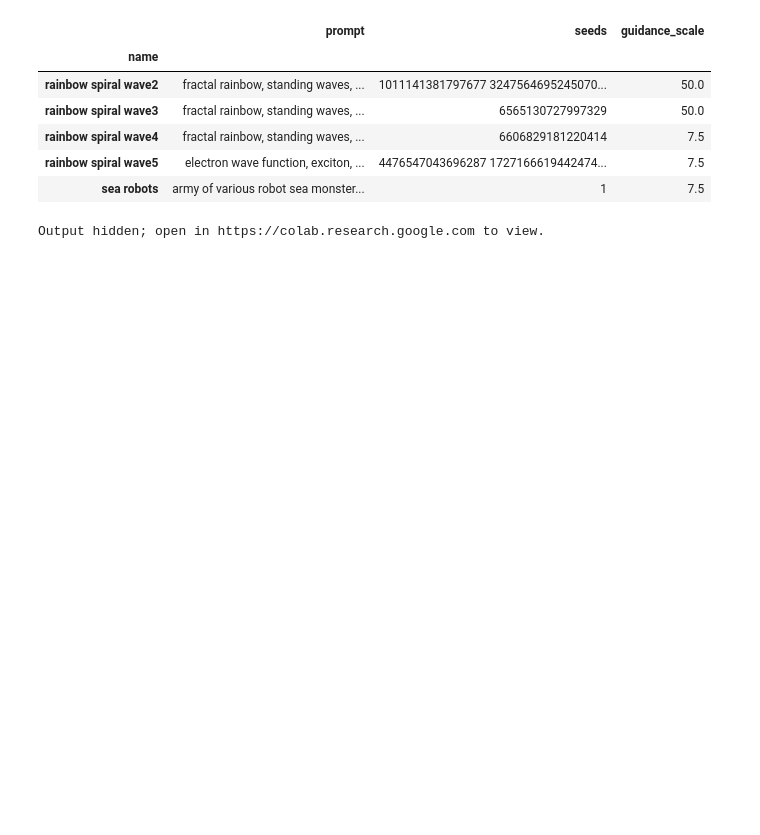
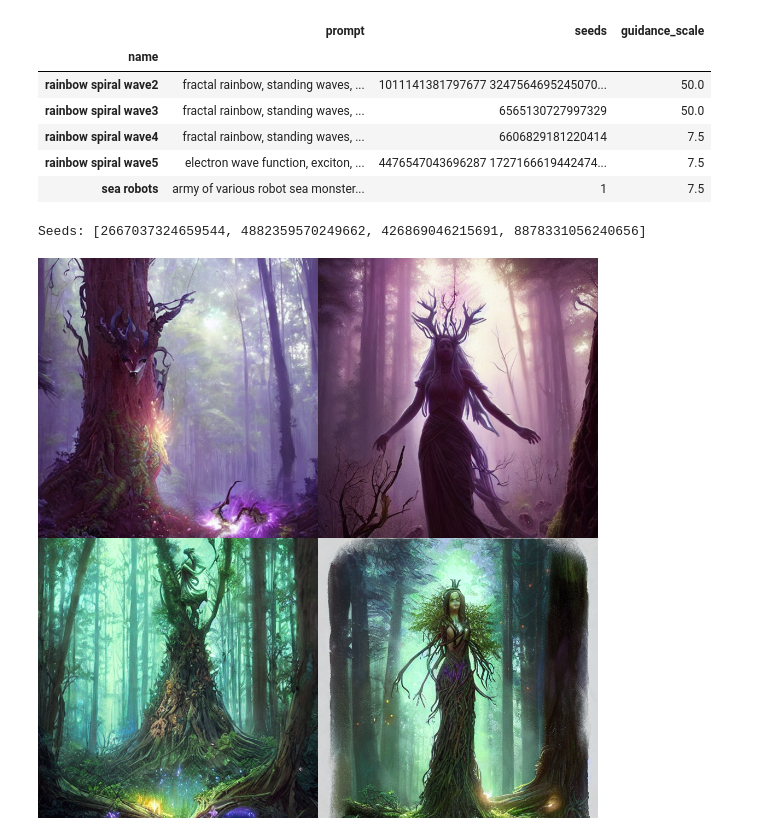
Before and after one commit to aspitarl/AI-Art, a Jupyter notebook: collab_notebooks/Explore_Prompts.ipynb, the cells around one changed output. Drawn from its saved outputs; the diff is of its cells as text; code cells hidden in the pictures; blank space fills up the shorter version.

```diff
--- a/collab_notebooks/Explore_Prompts.ipynb
+++ b/collab_notebooks/Explore_Prompts.ipynb
@@ -68,32 +66,33 @@ def image_grid(imgs, rows, cols):
 
 
 # # https://huggingface.co/docs/diffusers/using-diffusers/reusing_seeds
 
-prompt_name = 'sea robot siege 4'
+prompt_name = 'ent_goddess'
 prompt = df_prompt['prompt'][prompt_name]
 guidance_scale = float(df_prompt['guidance_scale'][prompt_name])
 
 
 # prompt = """
 
 # """
 
 # rows X cols of images. Reduce for speed and memory issues.
 rows = 2
 cols = 2
 
 num_images = rows*cols
 
 # Make new random seeds in a hacky way. TODO: probably a function to generate seeds without making a generator instance.
 
 generator = torch.Generator(device="cuda")
 seeds = [generator.seed() for i in range(num_images)]
 generator = [torch.Generator(device="cuda").manual_seed(seed) for seed in seeds]
 
 print("Seeds: {}".format(seeds))
 
 images = pipe(prompt, generator=generator, num_images_per_prompt=rows*cols).images
 
 image_grid(images, rows=rows, cols=cols)
 # %% [output]
-Output hidden; open in https://colab.research.google.com to view.
+Seeds: [2667037324659544, 4882359570249662, 426869046215691, 8878331056240656]
+[figure, added]
```
Also changed, not shown: parts of 1 cell of this notebook.
